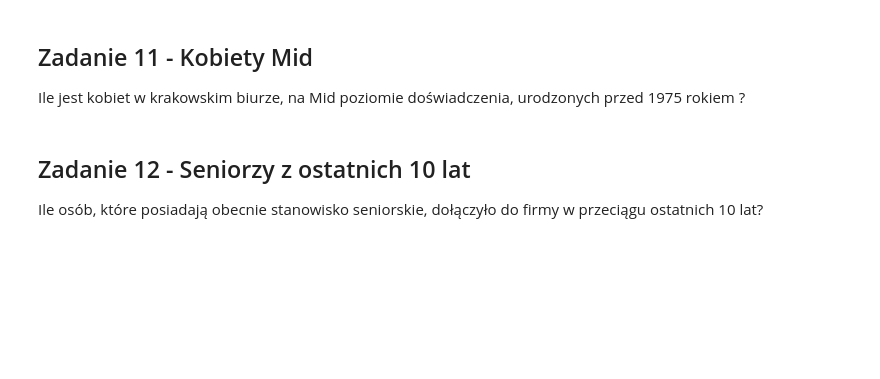
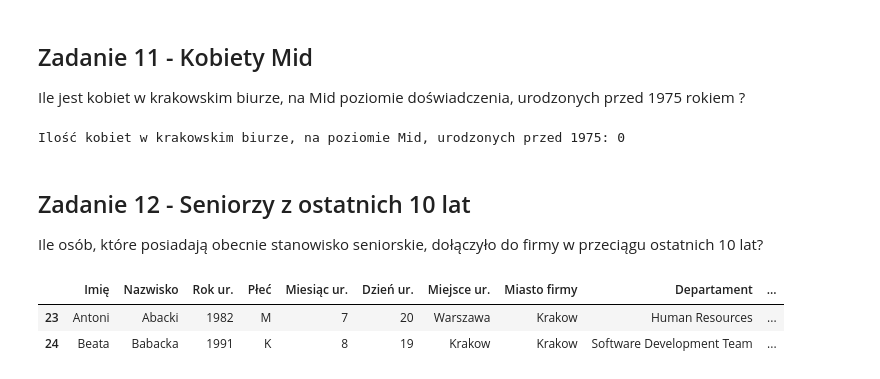
Before and after one commit to CreaTKeW/Future-Collars, a Jupyter notebook: zadania_pandas.ipynb, the cells around one changed output. Drawn from its saved outputs; the diff is of its cells as text; code cells hidden in the pictures; blank space fills up the shorter version.

```diff
--- a/zadania_pandas.ipynb
+++ b/zadania_pandas.ipynb
@@ -197,6 +197,30 @@ Siedziba biura z największą liczbą kobiet na poziomie Juniro: Series([], dtyp
 # %% [markdown]
 ## Zadanie 11 - Kobiety Mid
 Ile jest kobiet w krakowskim biurze, na Mid poziomie doświadczenia, urodzonych przed 1975 rokiem ?
+# %%
+warunek_krakow = df['Miasto firmy'] == 'Krakow'
+warunek_mid = df['Poz. dośw.'] == 'Mid'
+warunek_1975 = df['Rok ur.'] < 1975
+warunek_k = df['Płeć'] == 'K'
+
+kobiety_mid = df[warunek_krakow & warunek_mid & warunek_1975 & warunek_k]
+ilosc_kobiet_mid = kobiety_mid.count().iloc[0]
+print(f"Ilość kobiet w krakowskim biurze, na poziomie Mid, urodzonych przed 1975: {ilosc_kobiet_mid}")
+# %% [output]
+Ilość kobiet w krakowskim biurze, na poziomie Mid, urodzonych przed 1975: 0
 # %% [markdown]
 ## Zadanie 12 - Seniorzy z ostatnich 10 lat
 Ile osób, które posiadają obecnie stanowisko seniorskie, dołączyło do firmy w przeciągu ostatnich 10 lat?
+# %%
+from datetime import datetime
+current_year = datetime.now().year
+
+warunek_senior = df['Poz. dośw.'] == 'Senior'
+warunek_ostatnie_10y = (current_year - df['Rok roz. pracy']) <= 10
+
+senior_last10y = df[warunek_senior & warunek_ostatnie_10y]
+senior_last10y
+# %% [output]
+|  | Imię | Nazwisko | Rok ur. | Płeć | Miesiąc ur. | Dzień ur. | Miejsce ur. | Miasto firmy | Departament | ... |
+| 23 | Antoni | Abacki | 1982 | M | 7 | 20 | Warszawa | Krakow | Human Resources | ... |
+| 24 | Beata | Babacka | 1991 | K | 8 | 19 | Krakow | Krakow | Software Development Team | ... |
```
